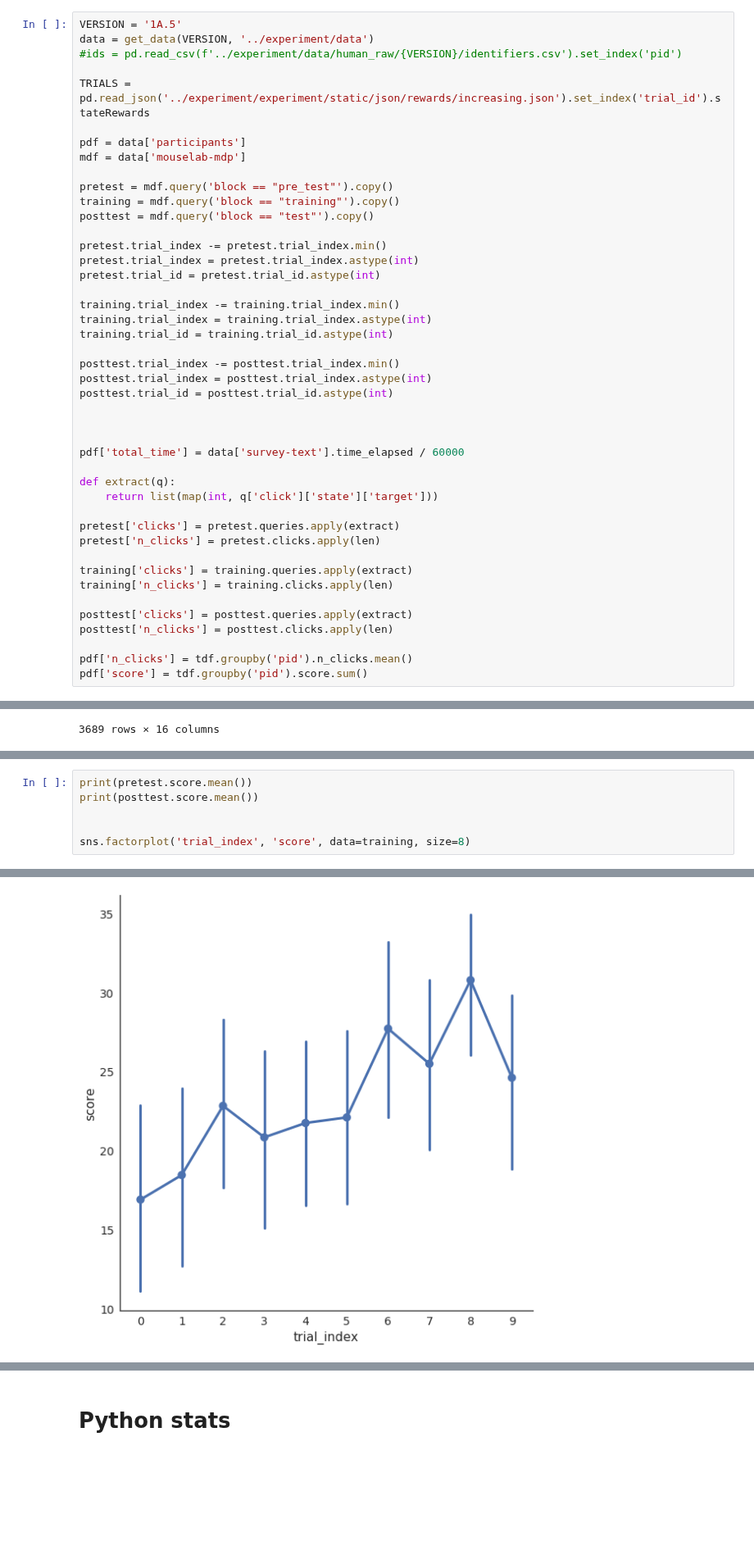
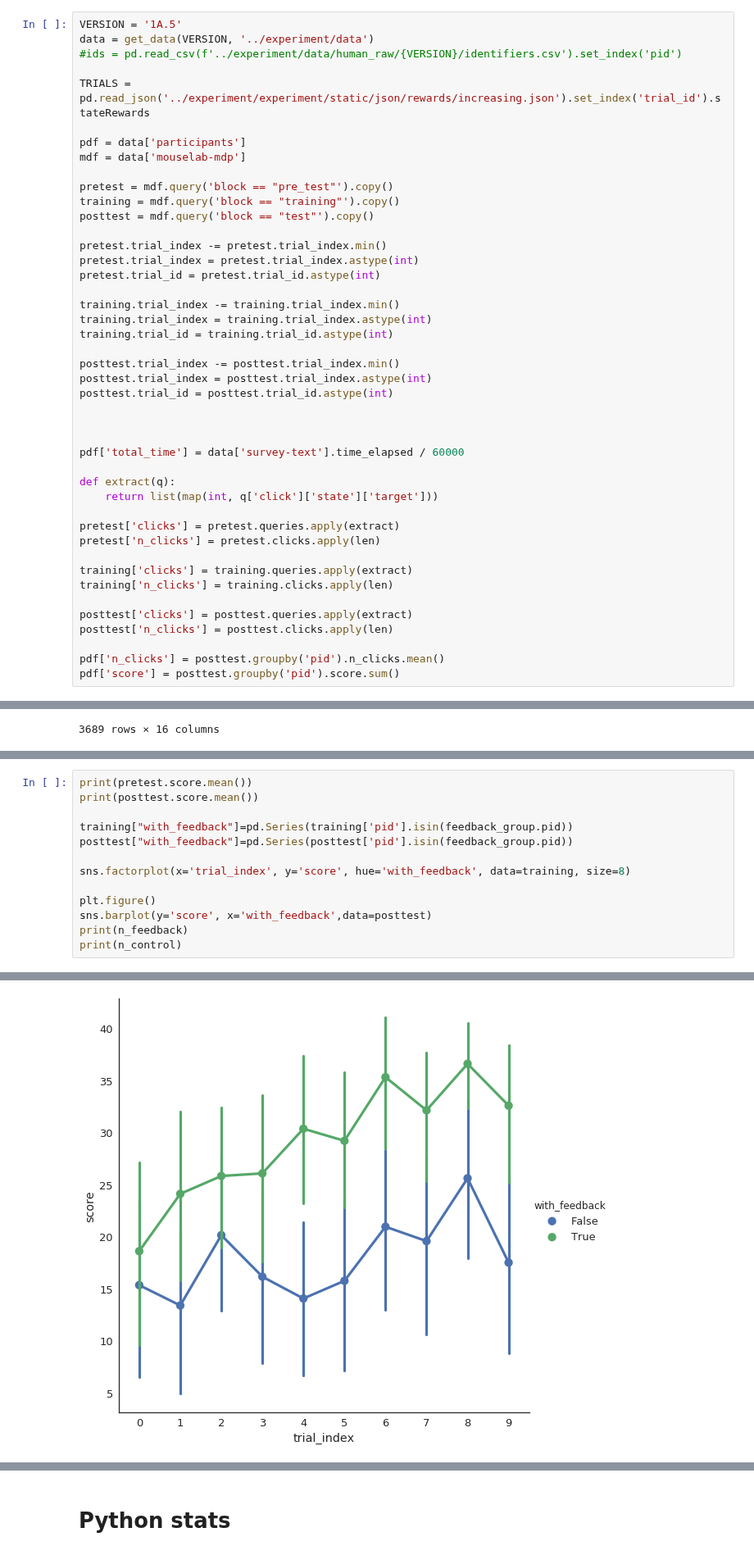
Before and after one commit to fredcallaway/planning, a Jupyter notebook: python/analyze_training_experiments.ipynb, the cells around one changed output, grey strips where cells are left out. Shown at 82% size. Drawn from its saved outputs; the diff is of its cells as text; blank space fills up the shorter version.

Commit message:
basic data analysis

```diff
--- a/python/analyze_training_experiments.ipynb
+++ b/python/analyze_training_experiments.ipynb
@@ -59,8 +63,8 @@ training['n_clicks'] = training.clicks.apply(len)
 posttest['clicks'] = posttest.queries.apply(extract)
 posttest['n_clicks'] = posttest.clicks.apply(len)
 
-pdf['n_clicks'] = tdf.groupby('pid').n_clicks.mean()
-pdf['score'] = tdf.groupby('pid').score.sum()
+pdf['n_clicks'] = posttest.groupby('pid').n_clicks.mean()
+pdf['score'] = posttest.groupby('pid').score.sum()
 # %%
 mdf
 # %% [output]
@@ -116,8 +124,15 @@ print(posttest[posttest['pid'].isin(control_group.pid)].score.std()/np.sqrt(n_co
 print(pretest.score.mean())
 print(posttest.score.mean())
 
+training["with_feedback"]=pd.Series(training['pid'].isin(feedback_group.pid))
+posttest["with_feedback"]=pd.Series(posttest['pid'].isin(feedback_group.pid))
 
-sns.factorplot('trial_index', 'score', data=training, size=8)
+sns.factorplot(x='trial_index', y='score', hue='with_feedback', data=training, size=8)
+
+plt.figure()
+sns.barplot(y='score', x='with_feedback',data=posttest)
+print(n_feedback)
+print(n_control)
 # %% [output]
 11.4285714286
 30.7361344538
@@ -125 +141 @@ sns.factorplot('trial_index', 'score', data=training, size=8)
-[figure, old version]
+[figure, new version]
```
Also changed, not shown: parts of 3 cells of this notebook.
